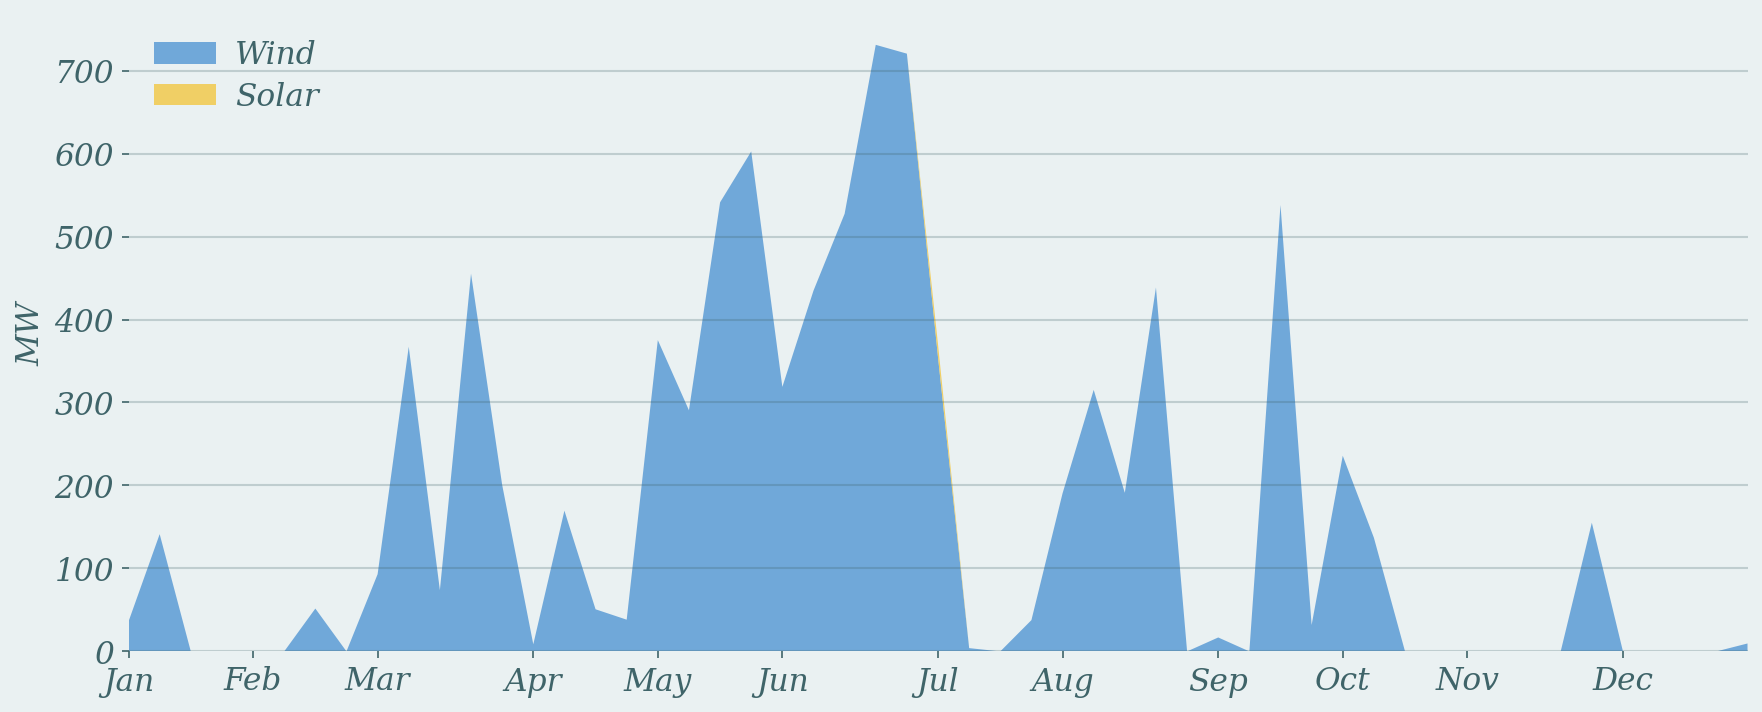
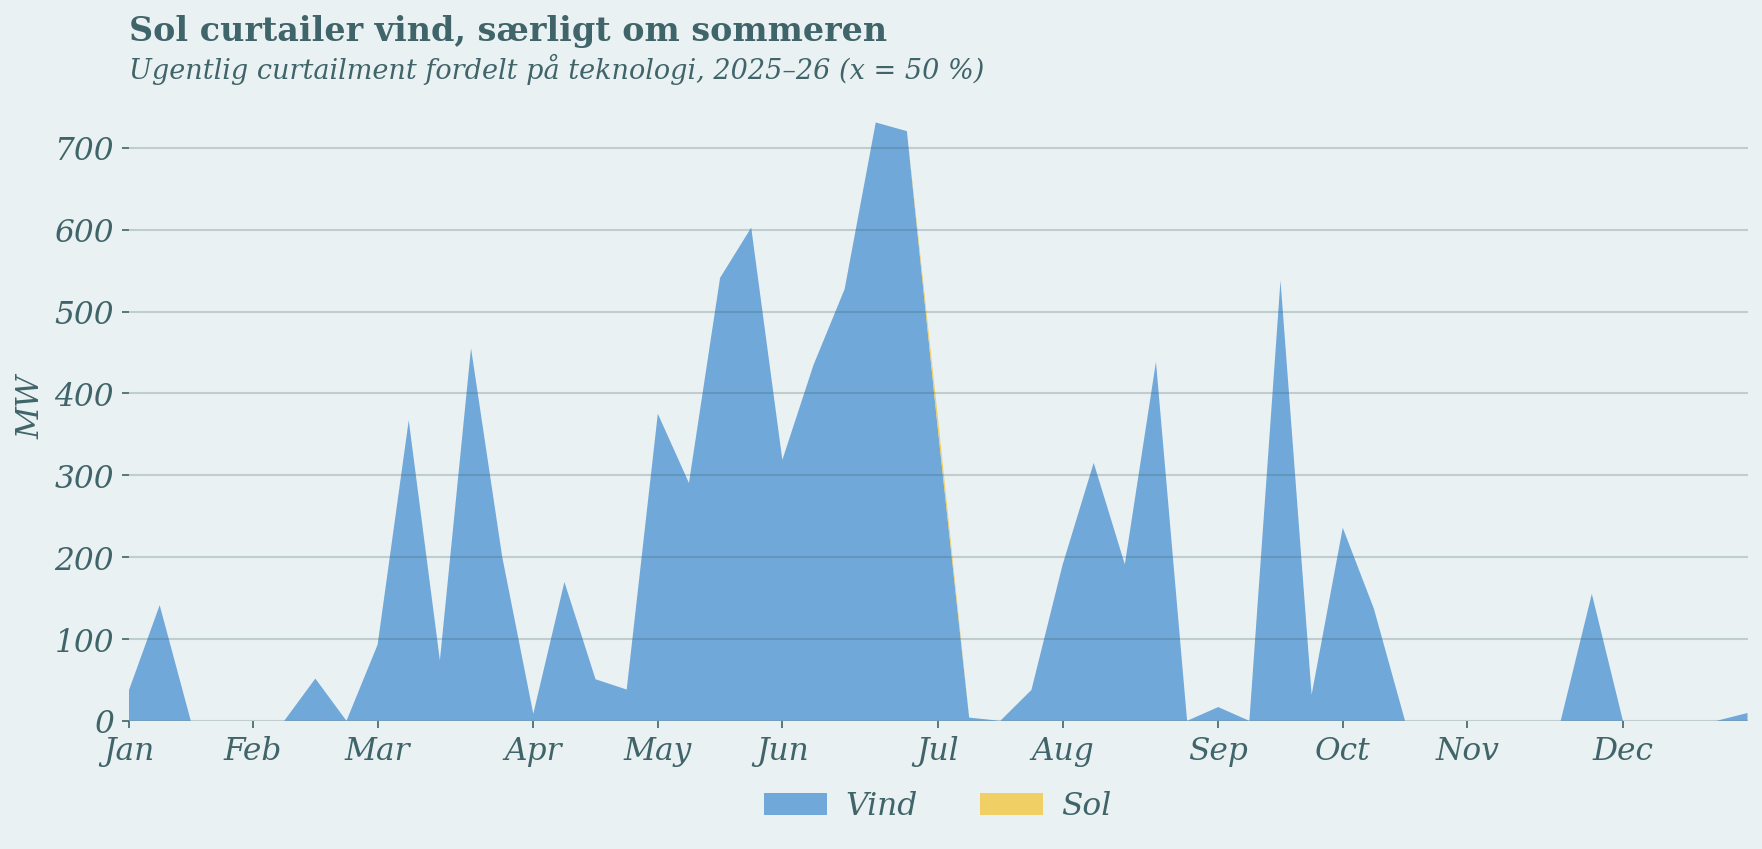
The change to this notebook cell's code, shown as a diff; its figure went from the first image to the second:
--- before
+++ after
@@ -19,7 +19,7 @@
 x = np.arange(len(idx_w))
 C = DISPATCH_COLORS
-fig, ax = plt.subplots(figsize=(12, 5))
+fig, ax = plt.subplots(figsize=(12, 6))
 ax.stackplot(x, curt_week['wind'], curt_week['pv'],
-             labels=['Wind', 'Solar'],
+             labels=['Vind', 'Sol'],
              colors=[C['wind'], C['pv']], alpha=0.85, linewidth=0)
 
@@ -28,7 +28,10 @@
 ax.set_xticklabels(labs)
 ax.set_ylabel('MW')
-ax.legend(loc='upper left')
+ax.legend(loc='lower center', ncol=2, bbox_to_anchor=(0.5, -0.2))
 ax.grid(linewidth=1., alpha=0.25, color='#3F6469', axis='y')
 
+fig_title(ax,
+          "Sol curtailer vind, særligt om sommeren",
+          "Ugentlig curtailment fordelt på teknologi, 2025–26 (x = 50 %)")
 plt.tight_layout()
 fig.savefig('figures/3_ve_curtailment_weekly.png', dpi=300)

Commit: neat formatting and through cases